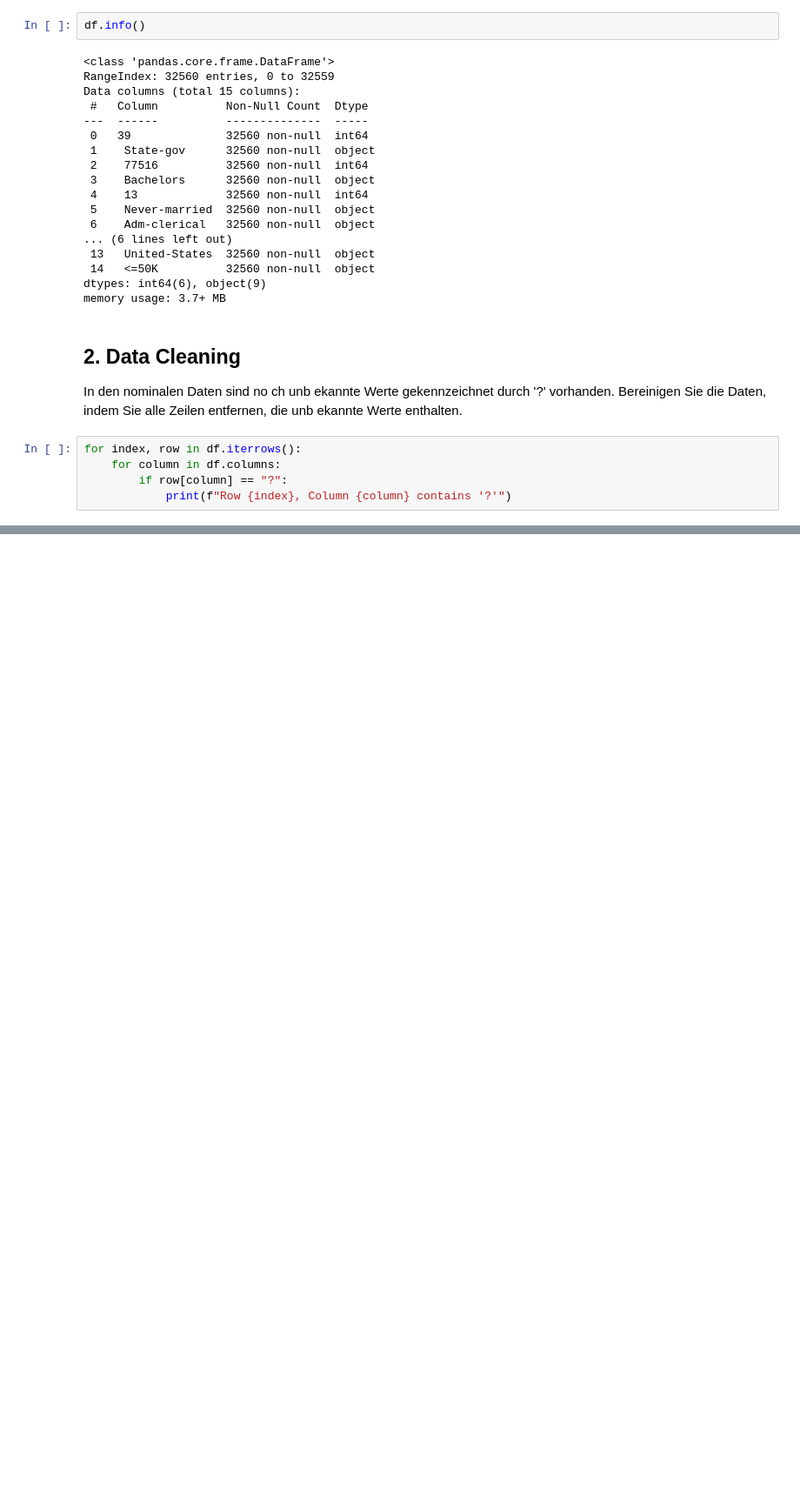
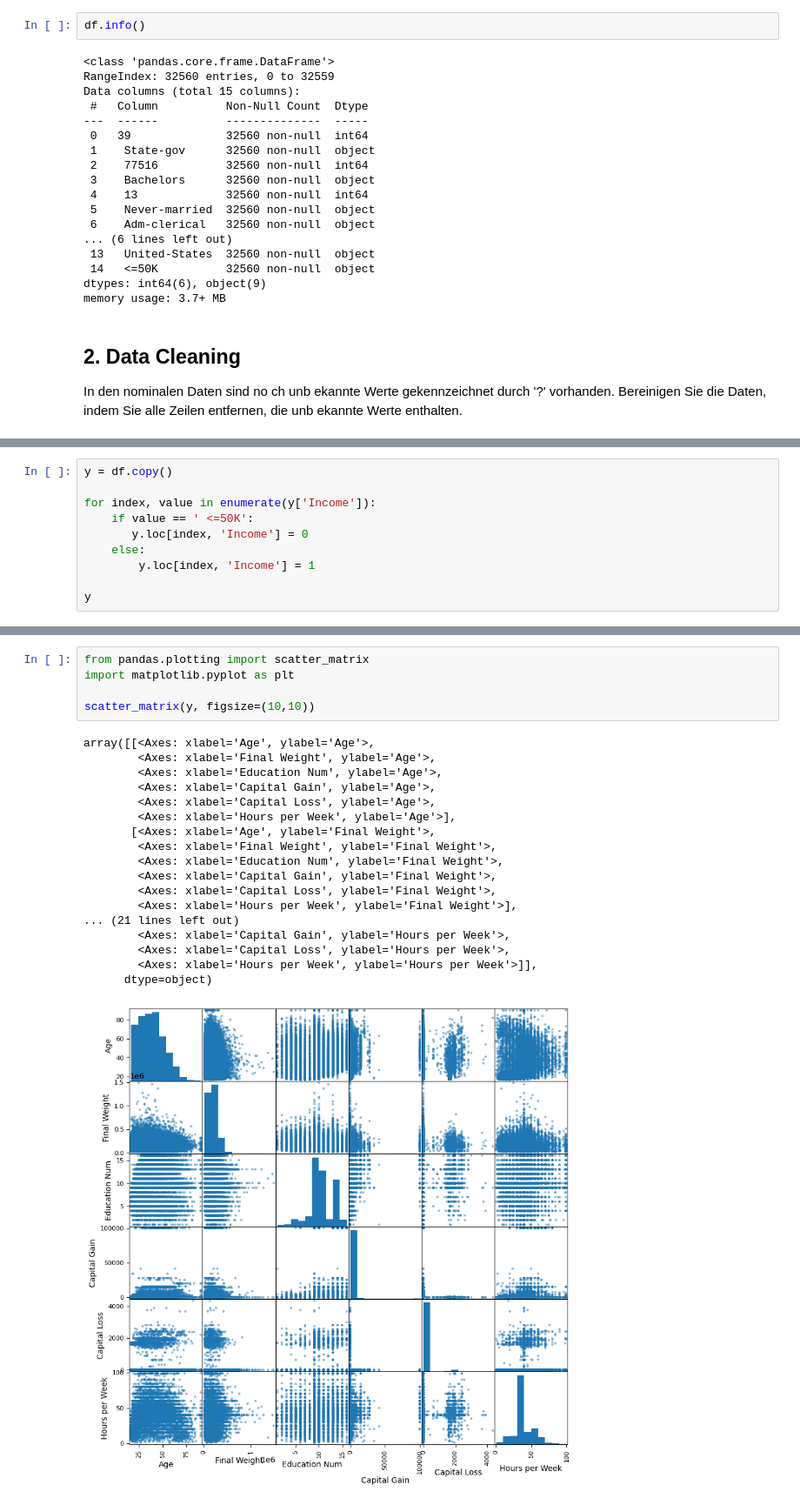
Before and after one commit to DataWithDino/Machine-Learning-Uni, a Jupyter notebook: 2_Mathematische Grundlagen/201_DataScienceCycle.ipynb, the cells around one changed output, grey strips where cells are left out. Shown at 87% size. Cells and saved outputs as stored; diff of their text form; blank space fills up the shorter version.

```diff
--- a/2_Mathematische Grundlagen/201_DataScienceCycle.ipynb
+++ b/2_Mathematische Grundlagen/201_DataScienceCycle.ipynb
@@ -42,9 +42,4 @@ memory usage: 3.7+ MB
 In den nominalen Daten sind no ch unb ekannte Werte gekennzeichnet
 durch '?' vorhanden. Bereinigen Sie die Daten, indem Sie alle Zeilen
 entfernen, die unb ekannte Werte enthalten.
-# %%
-for index, row in df.iterrows():
-    for column in df.columns:
-        if row[column] == "?":
-            print(f"Row {index}, Column {column} contains '?'")
 # %%
@@ -76,0 +69,10 @@ Sie zudem kategoriale Features mit sehr vielen Kategorien.
+# %%
+y = df.copy()
+
+for index, value in enumerate(y['Income']):
+    if value == ' <=50K':
+       y.loc[index, 'Income'] = 0
+    else:
+        y.loc[index, 'Income'] = 1
+
+y
@@ -76,0 +113,24 @@ Sie zudem kategoriale Features mit sehr vielen Kategorien.
+# %%
+from pandas.plotting import scatter_matrix
+import matplotlib.pyplot as plt
+
+scatter_matrix(y, figsize=(10,10))
+# %% [output]
+array([[<Axes: xlabel='Age', ylabel='Age'>,
+        <Axes: xlabel='Final Weight', ylabel='Age'>,
+        <Axes: xlabel='Education Num', ylabel='Age'>,
+        <Axes: xlabel='Capital Gain', ylabel='Age'>,
+        <Axes: xlabel='Capital Loss', ylabel='Age'>,
+        <Axes: xlabel='Hours per Week', ylabel='Age'>],
+       [<Axes: xlabel='Age', ylabel='Final Weight'>,
+        <Axes: xlabel='Final Weight', ylabel='Final Weight'>,
+        <Axes: xlabel='Education Num', ylabel='Final Weight'>,
+        <Axes: xlabel='Capital Gain', ylabel='Final Weight'>,
+        <Axes: xlabel='Capital Loss', ylabel='Final Weight'>,
+        <Axes: xlabel='Hours per Week', ylabel='Final Weight'>],
+... (21 lines left out)
+        <Axes: xlabel='Capital Gain', ylabel='Hours per Week'>,
+        <Axes: xlabel='Capital Loss', ylabel='Hours per Week'>,
+        <Axes: xlabel='Hours per Week', ylabel='Hours per Week'>]],
+      dtype=object)
+[figure, added]
```
Also changed, not shown: parts of 10 cells of this notebook.
